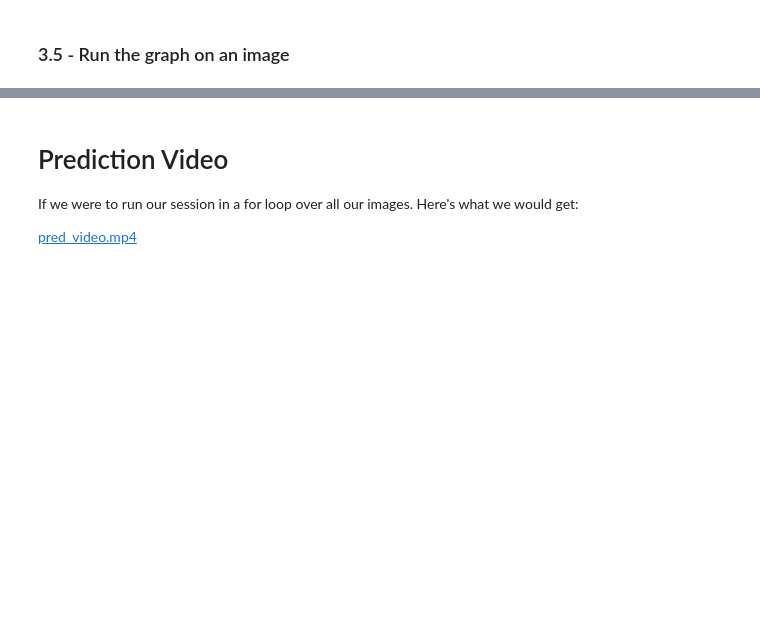
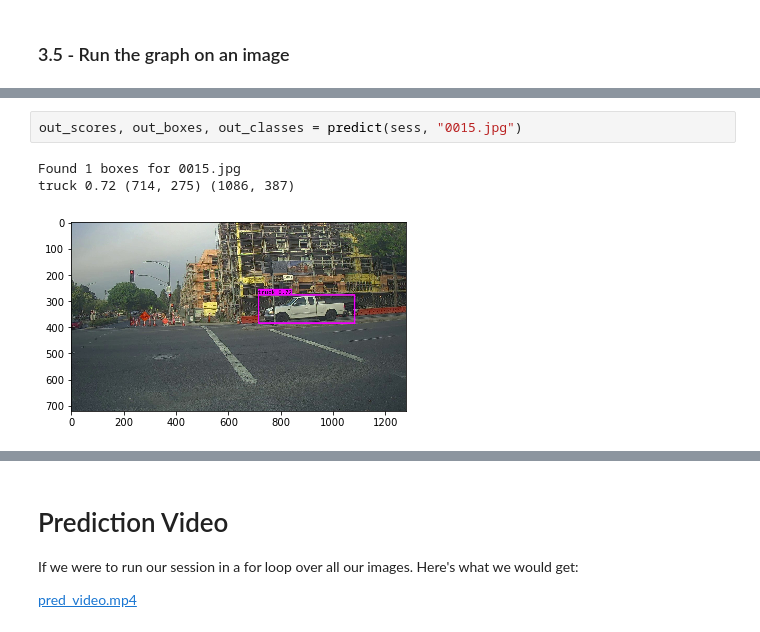
Before and after one commit to adnaneaabbar/object-detection-for-autonomous-driving, a Jupyter notebook: Autonomous_Driving.ipynb, the cells around one changed output, grey strips where cells are left out. Saved outputs shown, nothing was run; the diff lists cells and outputs as text; blank space fills up the shorter version.

```diff
--- a/Autonomous_Driving.ipynb
+++ b/Autonomous_Driving.ipynb
@@ -430,0 +445,6 @@ out_scores, out_boxes, out_classes = predict(sess, "0001.jpg")
+# %%
+out_scores, out_boxes, out_classes = predict(sess, "0015.jpg")
+# %% [output]
+Found 1 boxes for 0015.jpg
+truck 0.72 (714, 275) (1086, 387)
+[figure, added]
```
Also changed, not shown: parts of 6 cells of this notebook.
